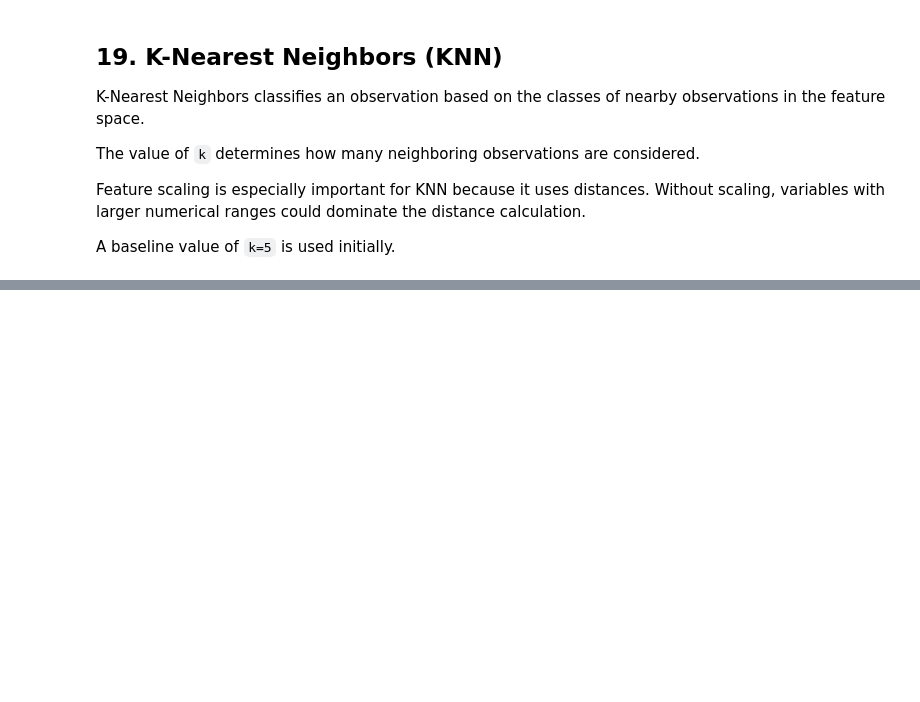
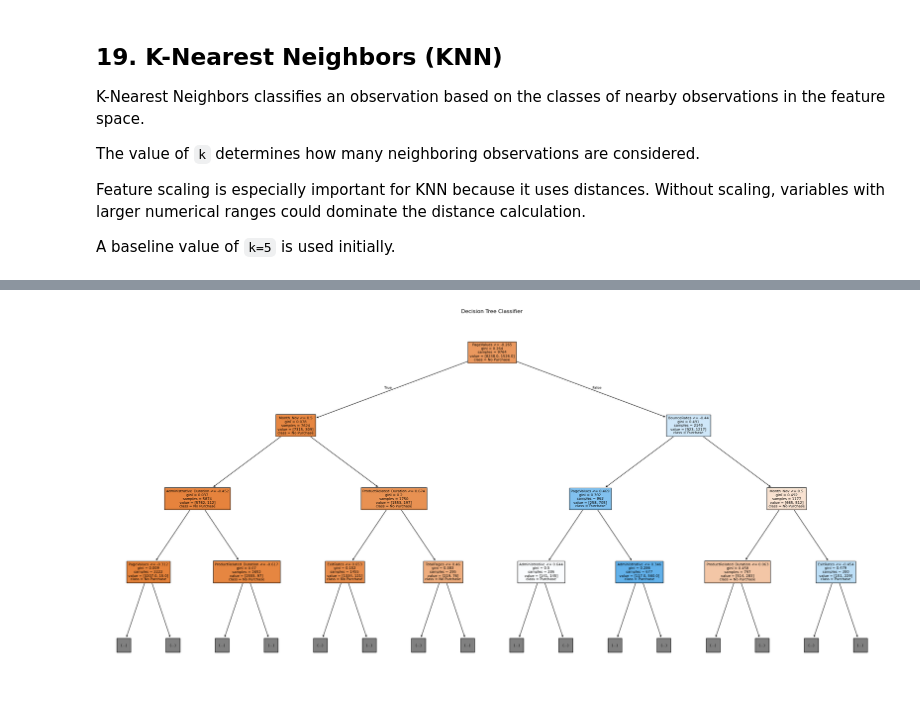
Before and after one commit to pragna100510/ML_Capstone, a Jupyter notebook: classification/classification.ipynb, the cells around one changed output, grey strips where cells are left out. Saved outputs shown, nothing was run; the diff lists cells and outputs as text; code cells hidden in the pictures; blank space fills up the shorter version.

Commit message:
Implement Naive Bayes and Decision Tree

```diff
--- a/classification/classification.ipynb
+++ b/classification/classification.ipynb
@@ -634,0 +685,18 @@ y_prob_knn = knn_model.predict_proba(X_test)[:, 1]
+# %%
+dt_model = Pipeline(
+    steps=[
+        ("preprocessor", preprocessor),
+        (
+            "classifier",
+            DecisionTreeClassifier(
+                max_depth=5,
+                random_state=42
+            )
+        )
+    ]
+)
+
+dt_model.fit(X_train, y_train)
+
+y_pred_dt = dt_model.predict(X_test)
+y_prob_dt = dt_model.predict_proba(X_test)[:, 1]
@@ -634,0 +709,28 @@ y_prob_knn = knn_model.predict_proba(X_test)[:, 1]
+# %%
+dt_fitted = dt_model.named_steps["classifier"]
+
+feature_names = (
+    numerical_features
+    + list(
+        dt_model.named_steps["preprocessor"]
+        .named_transformers_["cat"]
+        .get_feature_names_out(categorical_features)
+    )
+)
+
+plt.figure(figsize=(25, 12))
+
+plot_tree(
+    dt_fitted,
+    feature_names=feature_names,
+    class_names=["No Purchase", "Purchase"],
+    filled=True,
+    max_depth=3,
+    fontsize=8
+)
+
+plt.title("Decision Tree Classifier")
+plt.tight_layout()
+plt.show()
+# %% [output]
+[figure, added]
```
Also changed, not shown: parts of 4 cells of this notebook.
